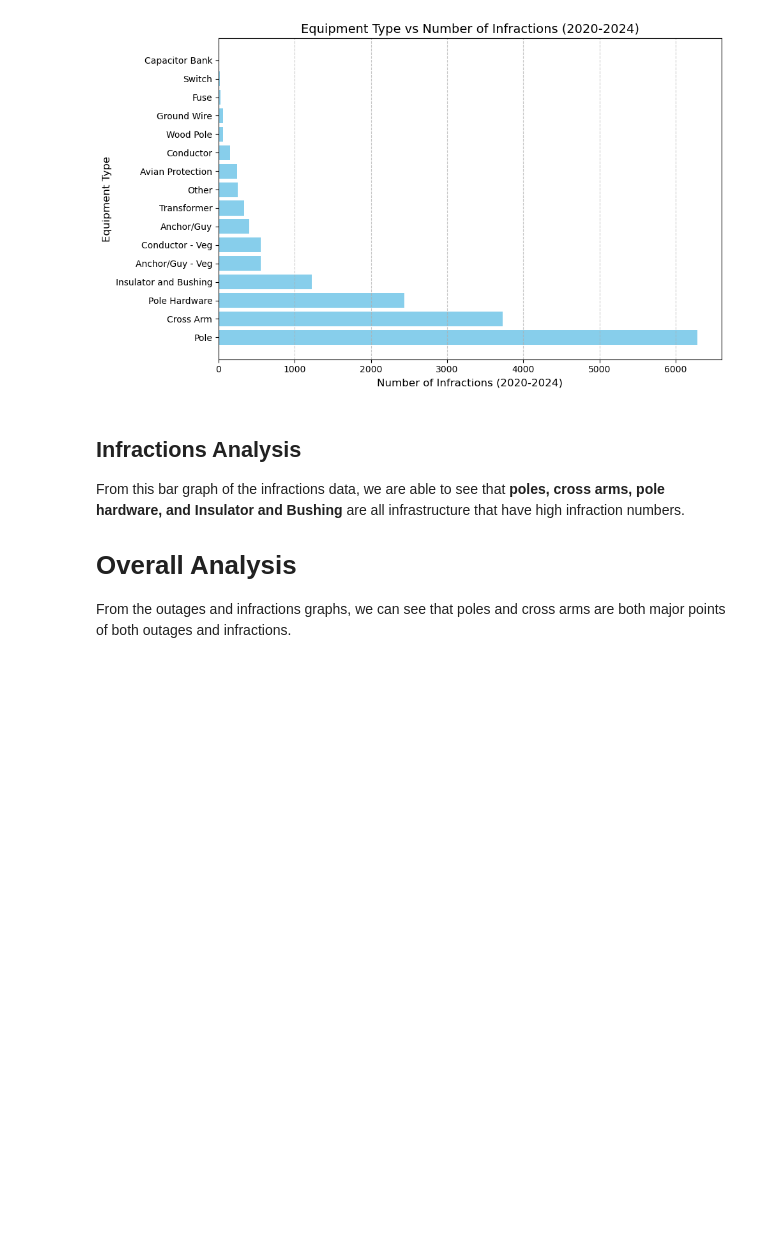
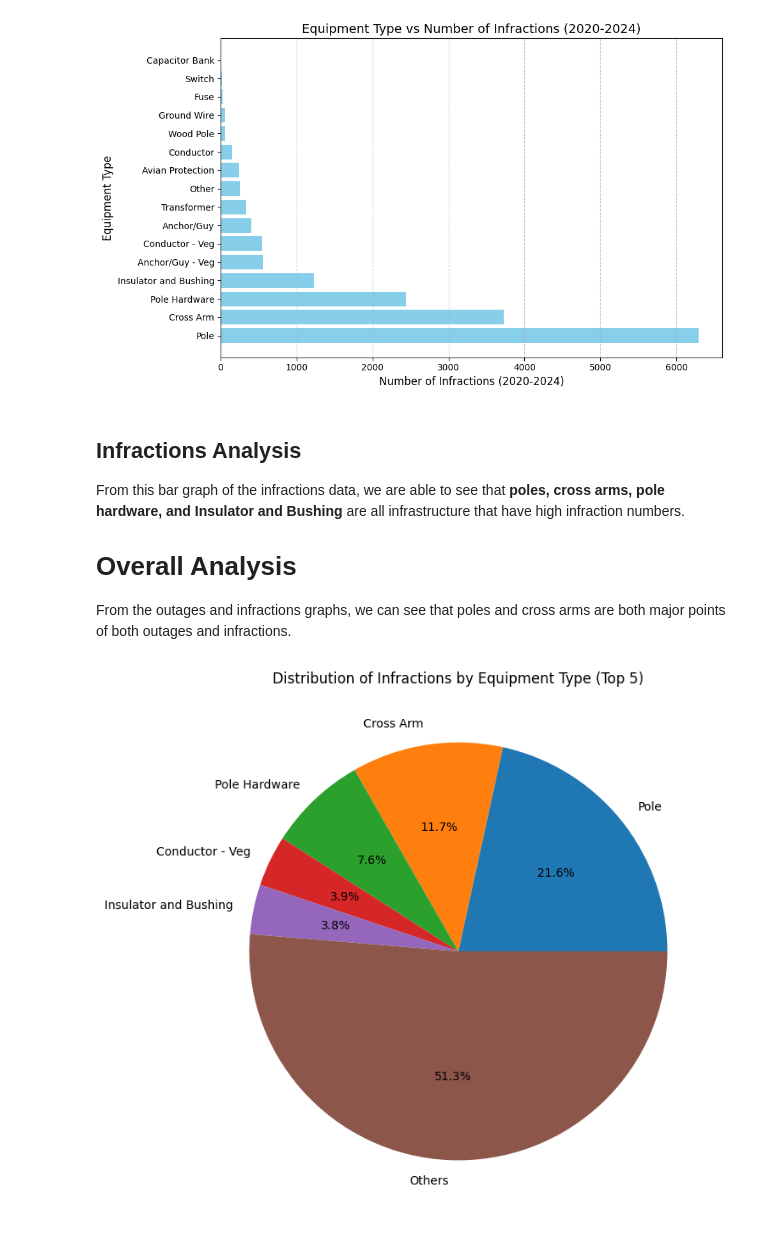
Before and after one commit to wkam3/Identifying-Obstruction-in-Power-Lines, a Jupyter notebook: eda.ipynb, the cells around one changed output. Drawn from its saved outputs; the diff is of its cells as text; code cells hidden in the pictures; blank space fills up the shorter version.

Commit message:
pie chart and analysis

```diff
--- a/eda.ipynb
+++ b/eda.ipynb
@@ -78,3 +78,16 @@ From this bar graph of the infractions data, we are able to see that **poles, cr
 
 # **Overall Analysis**
 From the outages and infractions graphs, we can see that poles and cross arms are both major points of both outages and infractions.
+# %%
+# Group by equipment type and sum infractions
+equipment_totals = infraction_data.groupby('equipment_type')['no_of_infraction_2020-2024'].sum()
+top_5_equipment = equipment_totals.nlargest(5)
+others = pd.Series({'Others': equipment_totals[5:].sum()})
+plot_data = pd.concat([top_5_equipment, others])
+
+plt.figure(figsize=(10, 8))
+plt.pie(plot_data, labels=plot_data.index, autopct='%1.1f%%')
+plt.title('Distribution of Infractions by Equipment Type (Top 5)')
+plt.show()
+# %% [output]
+[figure, added]
```
Also changed, not shown: parts of 2 cells of this notebook.
